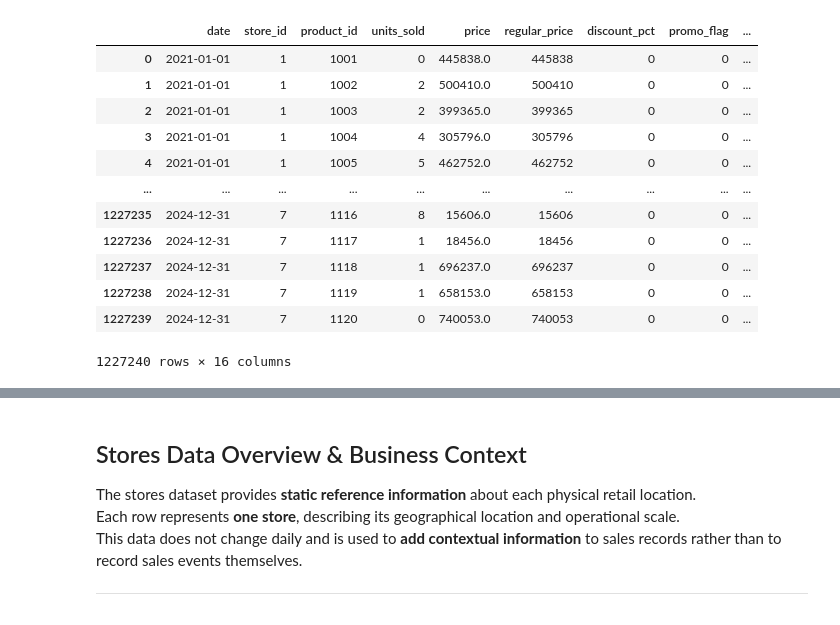
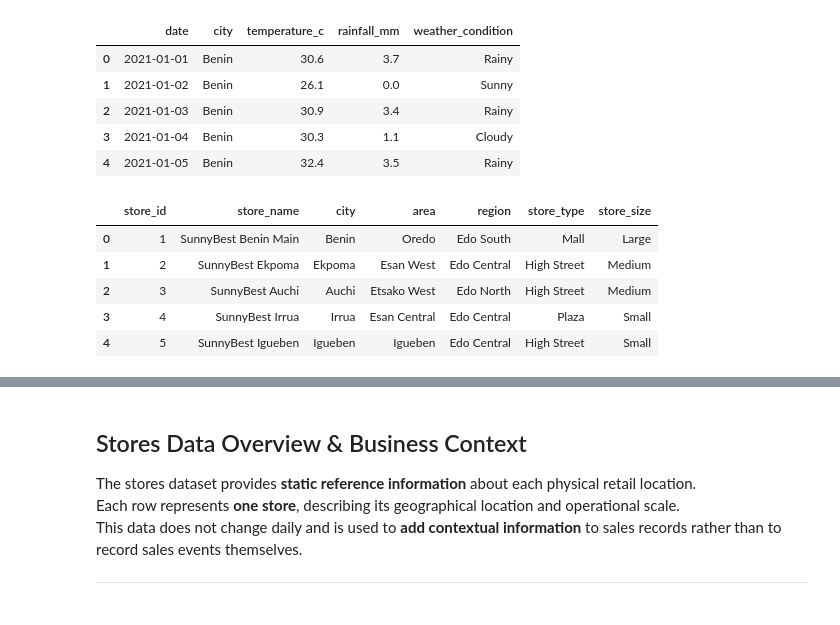
Before and after one commit to Bonaboss01/retail-sales-forecasting-genai, a Jupyter notebook: notebooks/Untitled.ipynb, the cells around one changed output, grey strips where cells are left out. Saved outputs shown, nothing was run; the diff lists cells and outputs as text; code cells hidden in the pictures.

```diff
--- a/notebooks/Untitled.ipynb
+++ b/notebooks/Untitled.ipynb
@@ -27,20 +75,22 @@ NameError: name 'warnings' is not defined
+# %%
+weather.head()
+# %% [output]
+|  | date | city | temperature_c | rainfall_mm | weather_condition |
+| 0 | 2021-01-01 | Benin | 30.6 | 3.7 | Rainy |
+| 1 | 2021-01-02 | Benin | 26.1 | 0.0 | Sunny |
+| 2 | 2021-01-03 | Benin | 30.9 | 3.4 | Rainy |
+| 3 | 2021-01-04 | Benin | 30.3 | 1.1 | Cloudy |
+| 4 | 2021-01-05 | Benin | 32.4 | 3.5 | Rainy |
 # %%
 sales_df = pd.read_csv(f"{DATA_DIR}/sunnybest_sales.csv")
 # %%
-sales_df
+stores.head()
 # %% [output]
-|  | date | store_id | product_id | units_sold | price | regular_price | discount_pct | promo_flag | ... |
-| 0 | 2021-01-01 | 1 | 1001 | 0 | 445838.0 | 445838 | 0 | 0 | ... |
-| 1 | 2021-01-01 | 1 | 1002 | 2 | 500410.0 | 500410 | 0 | 0 | ... |
-| 2 | 2021-01-01 | 1 | 1003 | 2 | 399365.0 | 399365 | 0 | 0 | ... |
-| 3 | 2021-01-01 | 1 | 1004 | 4 | 305796.0 | 305796 | 0 | 0 | ... |
-| 4 | 2021-01-01 | 1 | 1005 | 5 | 462752.0 | 462752 | 0 | 0 | ... |
-| ... | ... | ... | ... | ... | ... | ... | ... | ... | ... |
-| 1227235 | 2024-12-31 | 7 | 1116 | 8 | 15606.0 | 15606 | 0 | 0 | ... |
-| 1227236 | 2024-12-31 | 7 | 1117 | 1 | 18456.0 | 18456 | 0 | 0 | ... |
-| 1227237 | 2024-12-31 | 7 | 1118 | 1 | 696237.0 | 696237 | 0 | 0 | ... |
-| 1227238 | 2024-12-31 | 7 | 1119 | 1 | 658153.0 | 658153 | 0 | 0 | ... |
-| 1227239 | 2024-12-31 | 7 | 1120 | 0 | 740053.0 | 740053 | 0 | 0 | ... |
+|  | store_id | store_name | city | area | region | store_type | store_size |
+| 0 | 1 | SunnyBest Benin Main | Benin | Oredo | Edo South | Mall | Large |
+| 1 | 2 | SunnyBest Ekpoma | Ekpoma | Esan West | Edo Central | High Street | Medium |
+| 2 | 3 | SunnyBest Auchi | Auchi | Etsako West | Edo North | High Street | Medium |
+| 3 | 4 | SunnyBest Irrua | Irrua | Esan Central | Edo Central | Plaza | Small |
+| 4 | 5 | SunnyBest Igueben | Igueben | Igueben | Edo Central | High Street | Small |
-1227240 rows × 16 columns
 # %%
 sales
```
Also changed, not shown: parts of 37 cells of this notebook, 2 other files.
